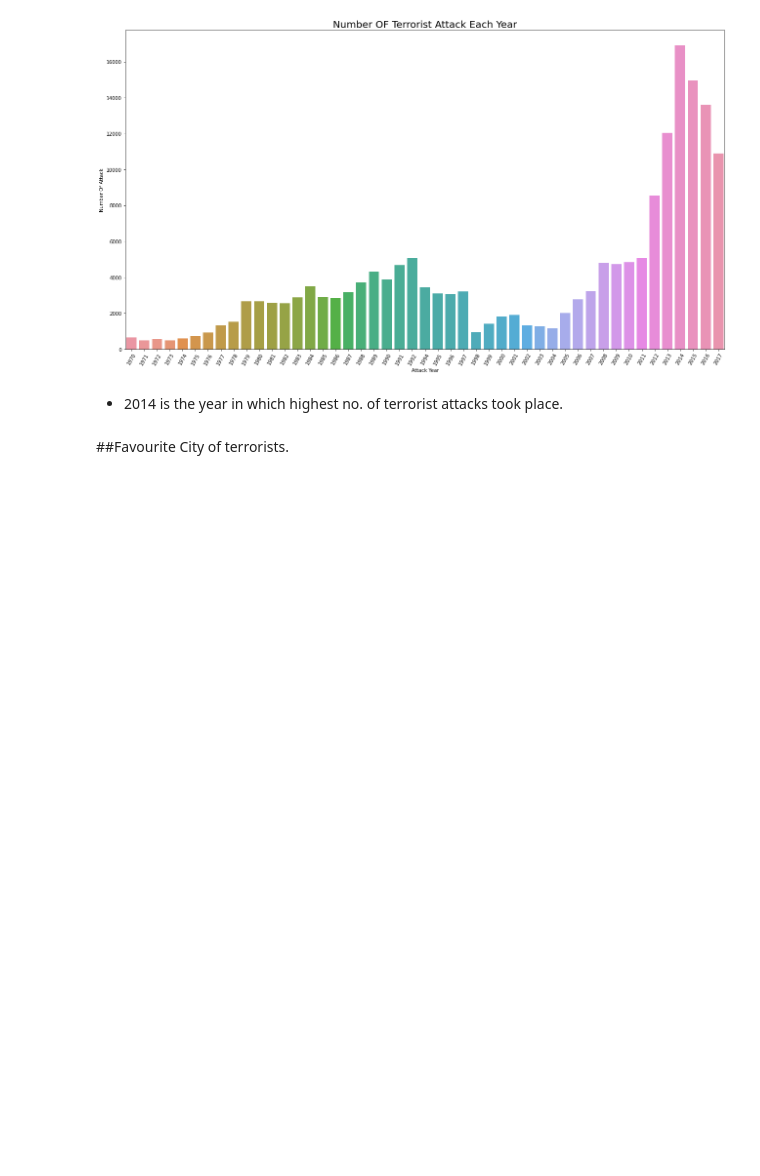
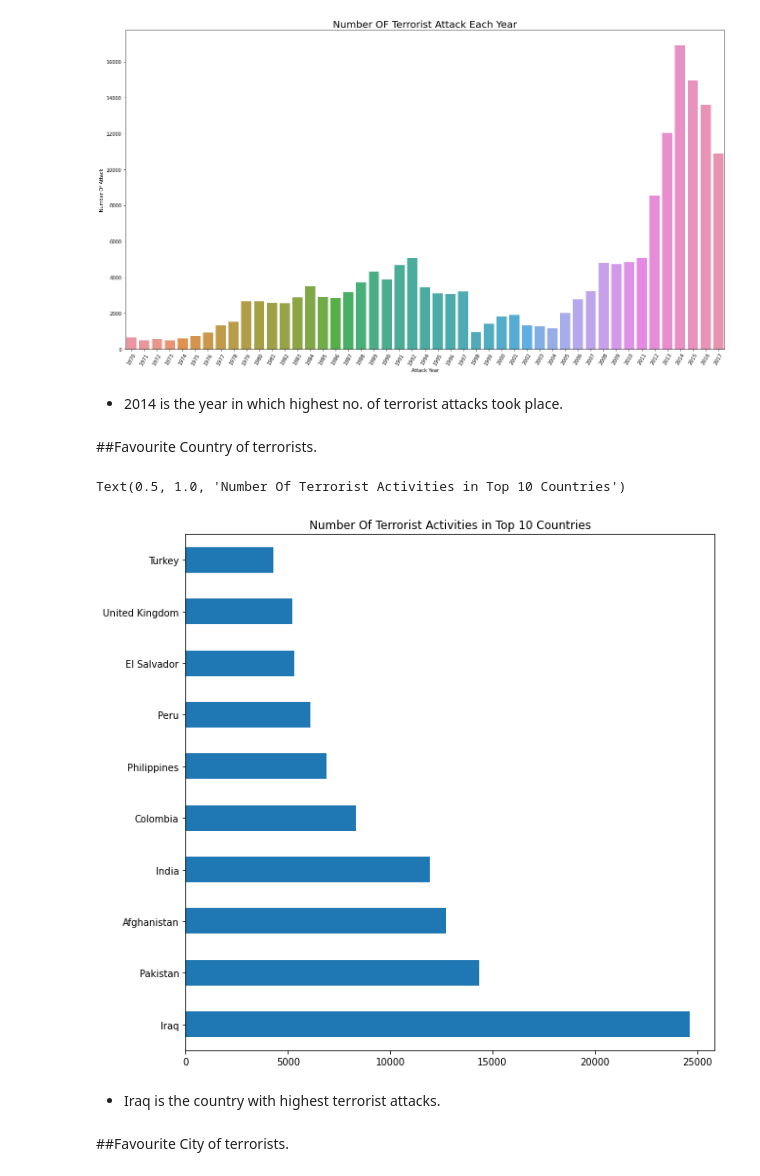
Before and after one commit to himanshukhasdev/Global-Terrorism-Analysis, a Jupyter notebook: Himanshu_Khasdev_Global_Terrorism_Analysis_Capstone_Project.ipynb, the cells around one changed output. Drawn from its saved outputs; the diff is of its cells as text; code cells hidden in the pictures; blank space fills up the shorter version.

```diff
--- a/Himanshu_Khasdev_Global_Terrorism_Analysis_Capstone_Project.ipynb
+++ b/Himanshu_Khasdev_Global_Terrorism_Analysis_Capstone_Project.ipynb
@@ -357,6 +355,16 @@ plt.xticks(rotation = 60)
 [figure]
 # %% [markdown]
 *   2014 is the year in which highest no. of terrorist attacks took place.
+# %% [markdown]
+##Favourite Country of terrorists.
+# %%
+data['Country'].value_counts().head(10).plot(kind='barh',figsize=[10,10])
+plt.title('Number Of Terrorist Activities in Top 10 Countries')
+# %% [output]
+Text(0.5, 1.0, 'Number Of Terrorist Activities in Top 10 Countries')
+[figure, added]
+# %% [markdown]
+*   Iraq is the country with highest terrorist attacks.
 # %% [markdown]
 ##Favourite City of terrorists.
 # %%
```
Also changed, not shown: parts of 4 cells of this notebook.
